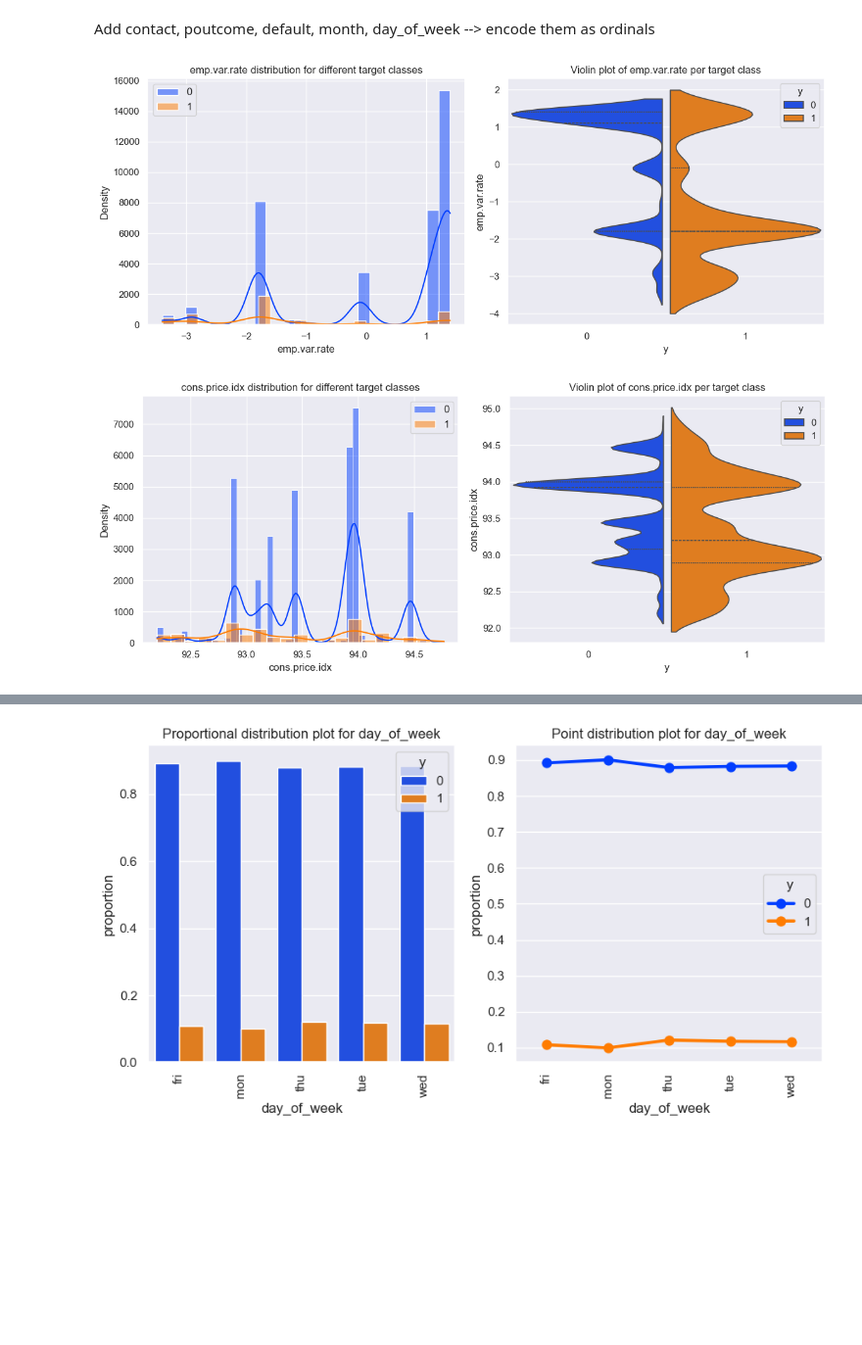
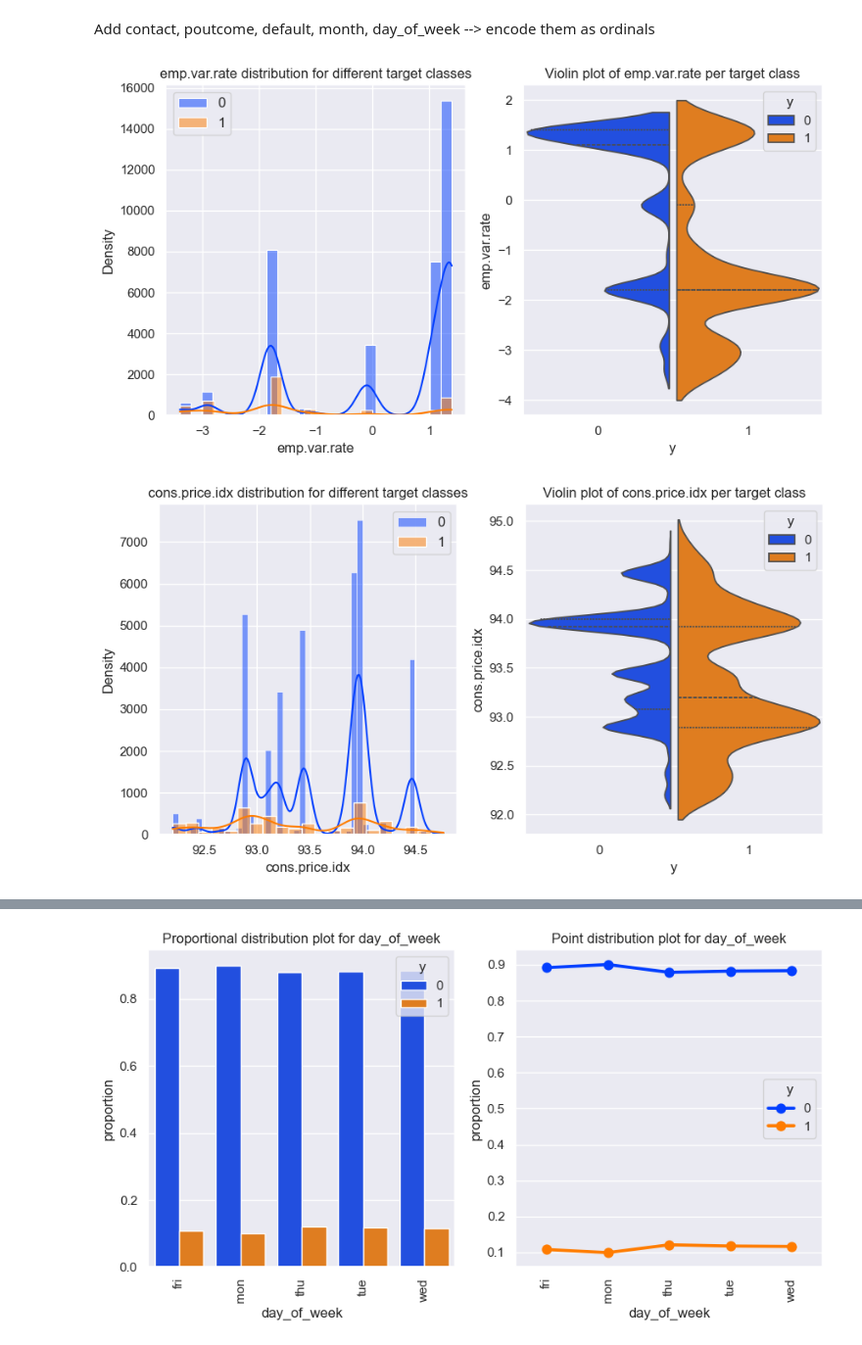
Before and after one commit to vtsou359/BankMarketing_ComparingClassifiers, a Jupyter notebook: bank_marketing.ipynb, the cells around one changed output, grey strips where cells are left out. Shown at 98% size. Cells and saved outputs as stored; diff of their text form; code cells hidden in the pictures; blank space fills up the shorter version.

```diff
--- a/bank_marketing.ipynb
+++ b/bank_marketing.ipynb
@@ -981,7 +981,7 @@ def plot_feature_distribution(df, feature, target):
 | 18 | sep | 0 | 0.550877 |
 | 19 | sep | 1 | 0.449123 |
 # %%
-def plot_feature_distribution(df, feature, target, visualisation_size_numeric = (18,8), visualisation_size_categ = (9,5)):
+def plot_feature_distribution(df, feature, target, visualisation_size_numeric = (12,5), visualisation_size_categ = (9,5)):
 
     # suppress all warnings
     warnings.filterwarnings('ignore')
@@ -1032,7 +1032,7 @@ month, day_of_week --> encode them as ordinals
 # %%
 columns_to_plot = ['emp.var.rate', 'cons.price.idx', 'cons.conf.idx', 'euribor3m', 'nr.employed']
 for i in columns_to_plot:
-    plot_feature_distribution(df = df, feature = i, target = 'y', visualisation_size_numeric = (12, 5))
+    plot_feature_distribution(df = df, feature = i, target = 'y', visualisation_size_numeric = (9, 5))
 # %% [output]
-[figure, old version]
+[figure, new version]
-[figure, old version]
+[figure, new version]
```
Also changed, not shown: parts of 1 cell of this notebook.
